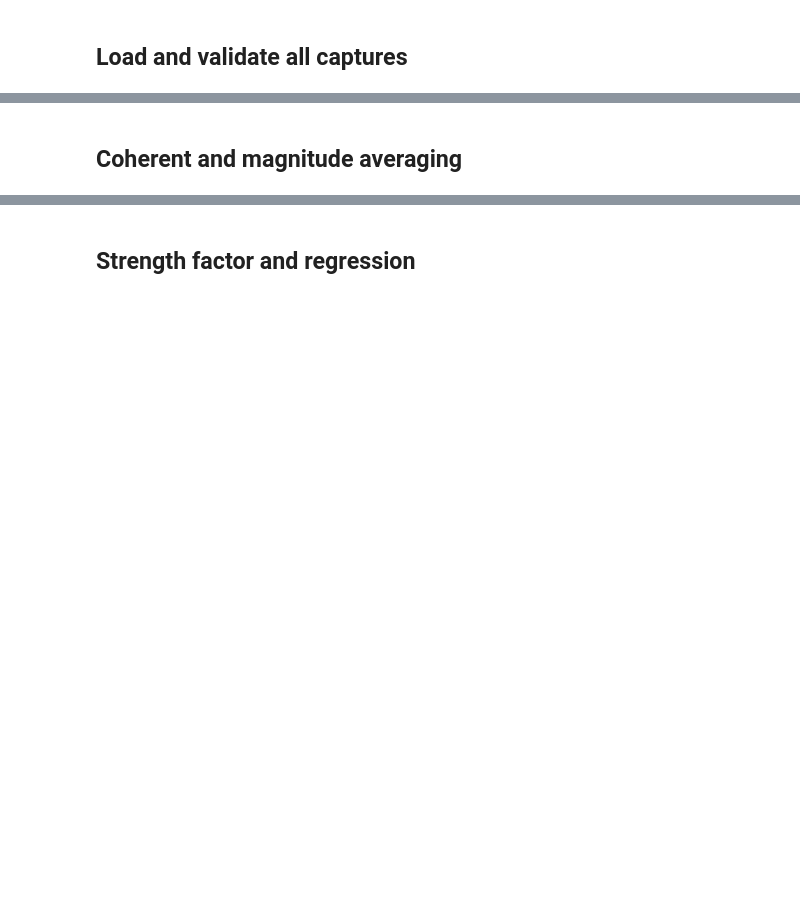
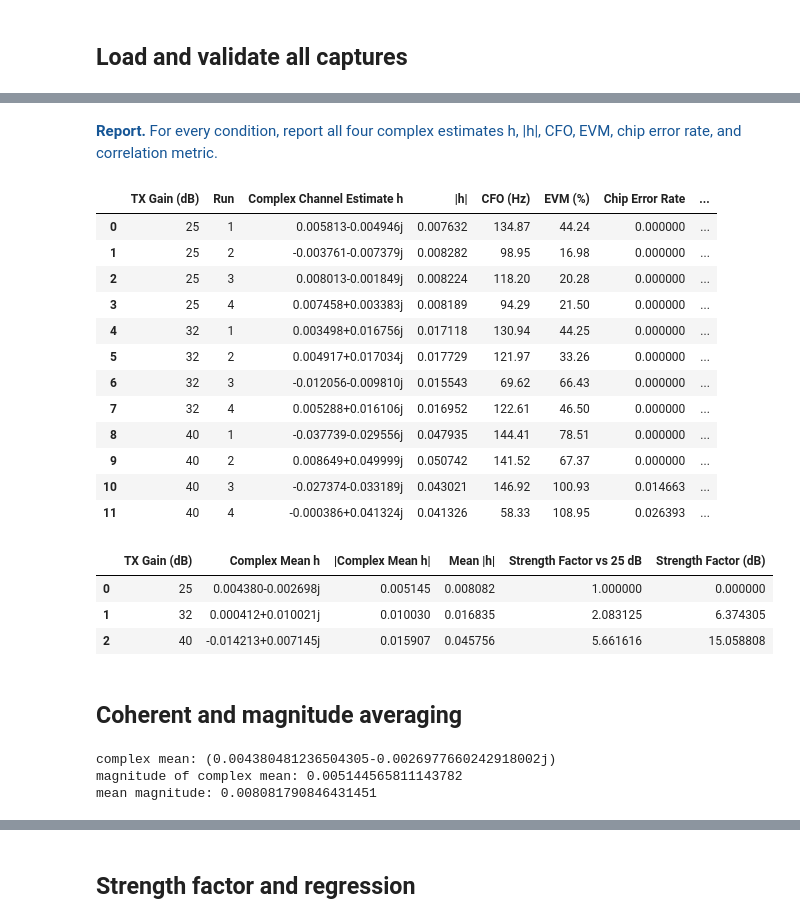
Before and after one commit to 48774861/Embedded-Wireless-Design-Labs, a Jupyter notebook: Lab4/Lab4_Task4_Channel_Experiments_Student.ipynb, the cells around one changed output, grey strips where cells are left out. Cells and saved outputs as stored; diff of their text form; code cells hidden in the pictures; blank space fills up the shorter version.

```diff
--- a/Lab4/Lab4_Task4_Channel_Experiments_Student.ipynb
+++ b/Lab4/Lab4_Task4_Channel_Experiments_Student.ipynb
@@ -45,18 +63,79 @@ for record in result["records"]:
+# %% [markdown]
+<span style="color:#165696"><b>Report.</b> For every condition, report all four complex estimates h, |h|, CFO, EVM, chip error rate, and correlation metric. </span>
+# %%
+records_df = pd.DataFrame([
+    {
+        "TX Gain (dB)": record["tx_gain_db"],
+        "Run": record["run"],
+        "Complex Channel Estimate h": record["channel"],
+        "|h|": record["channel_magnitude"],
+        "CFO (Hz)": record["cfo_hz"],
+        "EVM (%)": 100 * record["evm"],
+        "Chip Error Rate": record["chip_error_rate"],
+        "Correlation (dB)": record["peak_to_median_db"],
+    }
+    for record in result["records"]
+])
+
+display(records_df.round({"|h|": 6, "CFO (Hz)": 2, "EVM (%)": 2, "Chip Error Rate": 6, "Correlation (dB)": 2}))
+# %% [output]
+|  | TX Gain (dB) | Run | Complex Channel Estimate h | |h| | CFO (Hz) | EVM (%) | Chip Error Rate | ... |
+| 0 | 25 | 1 | 0.005813-0.004946j | 0.007632 | 134.87 | 44.24 | 0.000000 | ... |
+| 1 | 25 | 2 | -0.003761-0.007379j | 0.008282 | 98.95 | 16.98 | 0.000000 | ... |
+| 2 | 25 | 3 | 0.008013-0.001849j | 0.008224 | 118.20 | 20.28 | 0.000000 | ... |
+| 3 | 25 | 4 | 0.007458+0.003383j | 0.008189 | 94.29 | 21.50 | 0.000000 | ... |
+| 4 | 32 | 1 | 0.003498+0.016756j | 0.017118 | 130.94 | 44.25 | 0.000000 | ... |
+| 5 | 32 | 2 | 0.004917+0.017034j | 0.017729 | 121.97 | 33.26 | 0.000000 | ... |
+| 6 | 32 | 3 | -0.012056-0.009810j | 0.015543 | 69.62 | 66.43 | 0.000000 | ... |
+| 7 | 32 | 4 | 0.005288+0.016106j | 0.016952 | 122.61 | 46.50 | 0.000000 | ... |
+| 8 | 40 | 1 | -0.037739-0.029556j | 0.047935 | 144.41 | 78.51 | 0.000000 | ... |
+| 9 | 40 | 2 | 0.008649+0.049999j | 0.050742 | 141.52 | 67.37 | 0.000000 | ... |
+| 10 | 40 | 3 | -0.027374-0.033189j | 0.043021 | 146.92 | 100.93 | 0.014663 | ... |
+| 11 | 40 | 4 | -0.000386+0.041324j | 0.041326 | 58.33 | 108.95 | 0.026393 | ... |
+# %%
+# Strength relative to 25 dB condition
+reference_magnitude = result["summaries"][0]["mean_magnitude"]
+
+summary_df = pd.DataFrame([
+    {
+        "TX Gain (dB)": summary["tx_gain_db"],
+        "Complex Mean h": summary["complex_mean"],
+        "|Complex Mean h|": summary["magnitude_of_mean"],
+        "Mean |h|": summary["mean_magnitude"],
+        "Strength Factor vs 25 dB": summary["mean_magnitude"] / reference_magnitude,
+        "Strength Factor (dB)": 20 * np.log10(
+            summary["mean_magnitude"] / reference_magnitude
+        ),
+    }
+    for summary in result["summaries"]
+])
+
+display(summary_df)
+# %% [output]
+|  | TX Gain (dB) | Complex Mean h | |Complex Mean h| | Mean |h| | Strength Factor vs 25 dB | Strength Factor (dB) |
+| 0 | 25 | 0.004380-0.002698j | 0.005145 | 0.008082 | 1.000000 | 0.000000 |
+| 1 | 32 | 0.000412+0.010021j | 0.010030 | 0.016835 | 2.083125 | 6.374305 |
+| 2 | 40 | -0.014213+0.007145j | 0.015907 | 0.045756 | 5.661616 | 15.058808 |
 # %% [markdown]
 ## Coherent and magnitude averaging
 # %%
 gain25_records = [record for record in result["records"] if record["tx_gain_db"] == 25]
 channels = np.asarray([record["channel"] for record in gain25_records])
 
-# To do: calculate the three different averages for the first condition.
-complex_mean = ...
-magnitude_of_mean = ...
-mean_magnitude = ...
+# Calculate the three different averages for the first condition.
+complex_mean = np.mean(channels)
+magnitude_of_mean = np.abs(complex_mean)
+mean_magnitude = np.mean(np.abs(channels))
 
 reference = result["summaries"][0]
 assert np.allclose(complex_mean, reference["complex_mean"])
 assert np.isclose(magnitude_of_mean, reference["magnitude_of_mean"])
 assert np.isclose(mean_magnitude, reference["mean_magnitude"])
+
 print("complex mean:", complex_mean)
 print("magnitude of complex mean:", magnitude_of_mean)
 print("mean magnitude:", mean_magnitude)
+# %% [output]
+complex mean: (0.004380481236504305-0.0026977660242918002j)
+magnitude of complex mean: 0.005144565811143782
+mean magnitude: 0.008081790846431451
```
Also changed, not shown: parts of 14 cells of this notebook, 31 other files.
